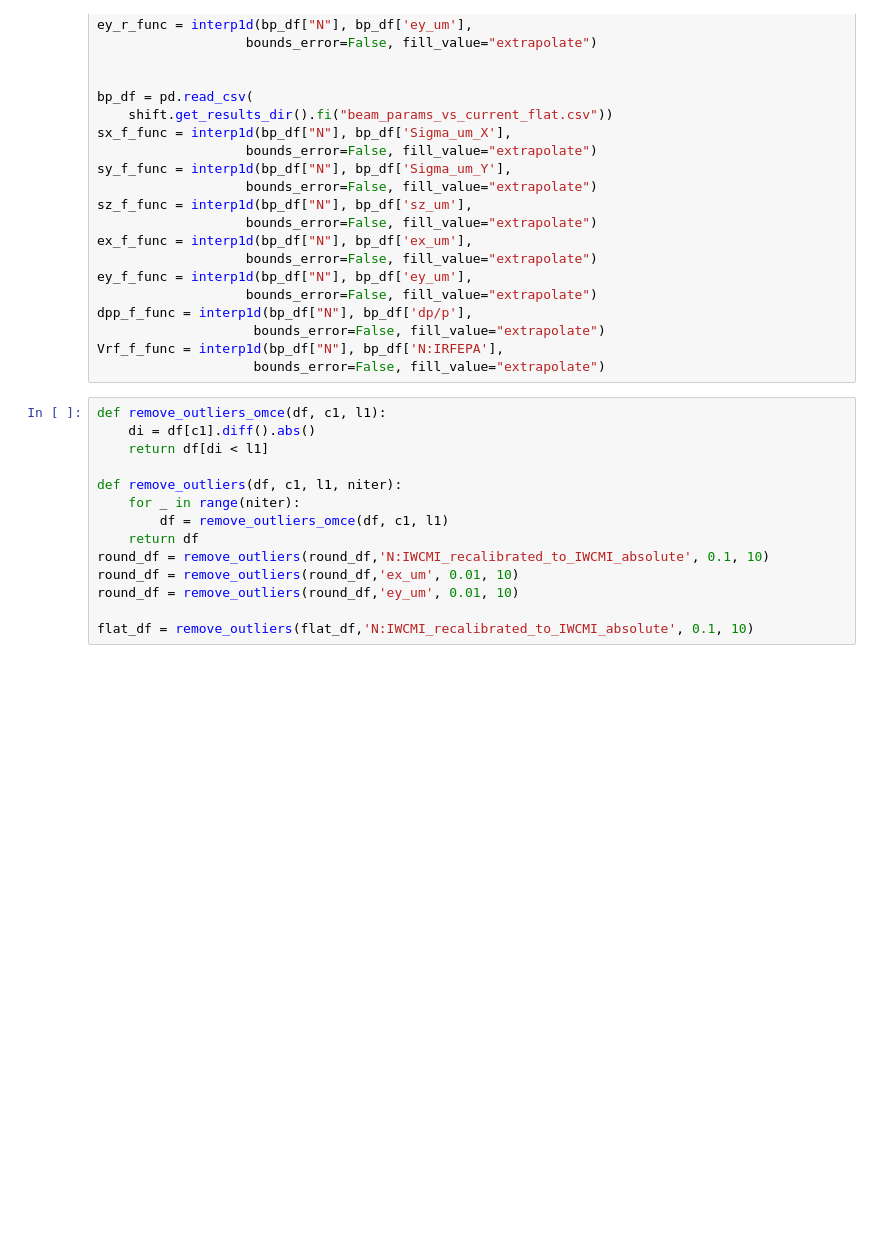
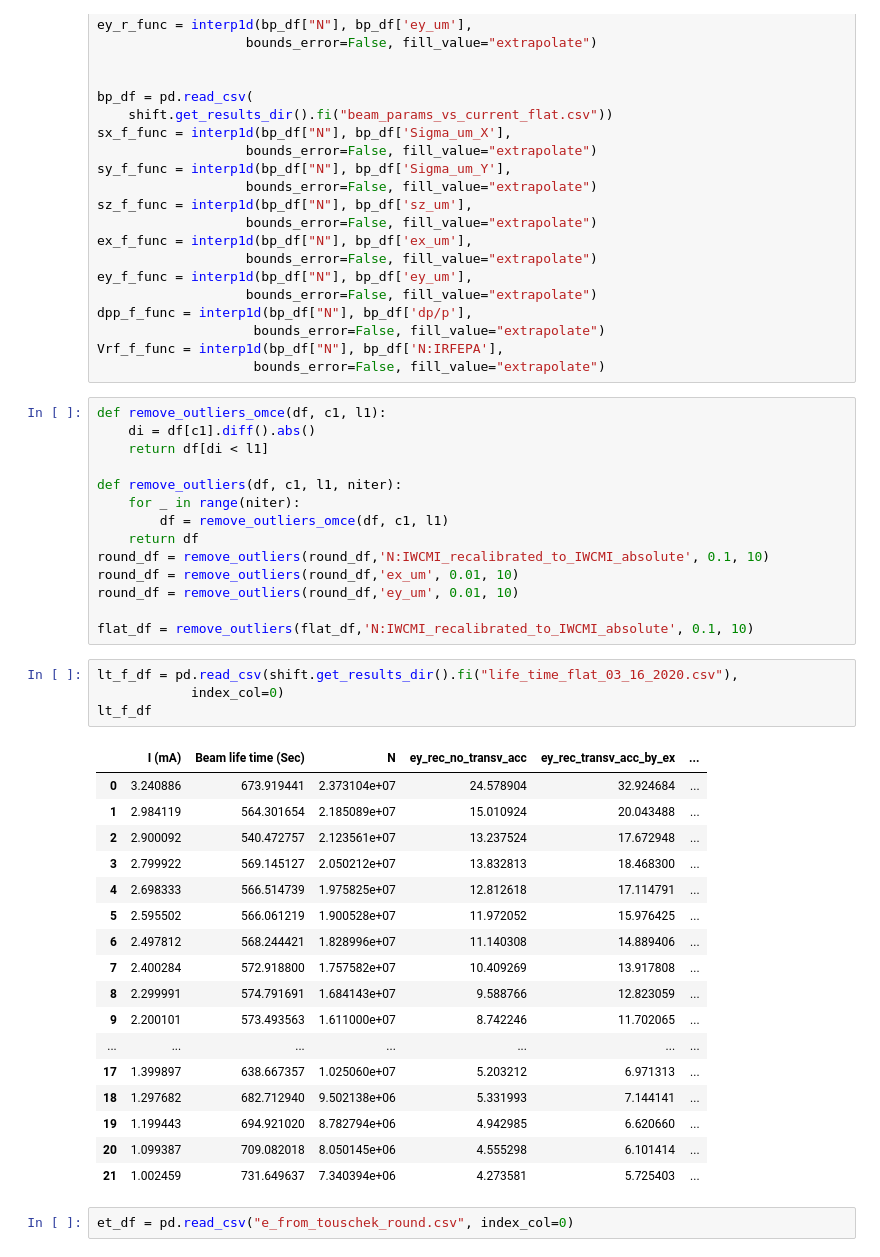
Before and after one commit to IharLobach/fur, a Jupyter notebook: shifts/shift_03_16_2020/round_and_round_long_plots/plot_round.ipynb, the cells around one changed output. Saved outputs shown, nothing was run; the diff lists cells and outputs as text; blank space fills up the shorter version.

```diff
--- a/shifts/shift_03_16_2020/round_and_round_long_plots/plot_round.ipynb
+++ b/shifts/shift_03_16_2020/round_and_round_long_plots/plot_round.ipynb
@@ -163,6 +163,30 @@ round_df = remove_outliers(round_df,'ex_um', 0.01, 10)
 round_df = remove_outliers(round_df,'ey_um', 0.01, 10)
 
 flat_df = remove_outliers(flat_df,'N:IWCMI_recalibrated_to_IWCMI_absolute', 0.1, 10)
+# %%
+lt_f_df = pd.read_csv(shift.get_results_dir().fi("life_time_flat_03_16_2020.csv"),
+            index_col=0)
+lt_f_df
+# %% [output]
+|  | I (mA) | Beam life time (Sec) | N | ey_rec_no_transv_acc | ey_rec_transv_acc_by_ex | ... |
+| 0 | 3.240886 | 673.919441 | 2.373104e+07 | 24.578904 | 32.924684 | ... |
+| 1 | 2.984119 | 564.301654 | 2.185089e+07 | 15.010924 | 20.043488 | ... |
+| 2 | 2.900092 | 540.472757 | 2.123561e+07 | 13.237524 | 17.672948 | ... |
+| 3 | 2.799922 | 569.145127 | 2.050212e+07 | 13.832813 | 18.468300 | ... |
+| 4 | 2.698333 | 566.514739 | 1.975825e+07 | 12.812618 | 17.114791 | ... |
+| 5 | 2.595502 | 566.061219 | 1.900528e+07 | 11.972052 | 15.976425 | ... |
+| 6 | 2.497812 | 568.244421 | 1.828996e+07 | 11.140308 | 14.889406 | ... |
+| 7 | 2.400284 | 572.918800 | 1.757582e+07 | 10.409269 | 13.917808 | ... |
+| 8 | 2.299991 | 574.791691 | 1.684143e+07 | 9.588766 | 12.823059 | ... |
+| 9 | 2.200101 | 573.493563 | 1.611000e+07 | 8.742246 | 11.702065 | ... |
+| ... | ... | ... | ... | ... | ... | ... |
+| 17 | 1.399897 | 638.667357 | 1.025060e+07 | 5.203212 | 6.971313 | ... |
+| 18 | 1.297682 | 682.712940 | 9.502138e+06 | 5.331993 | 7.144141 | ... |
+| 19 | 1.199443 | 694.921020 | 8.782794e+06 | 4.942985 | 6.620660 | ... |
+| 20 | 1.099387 | 709.082018 | 8.050145e+06 | 4.555298 | 6.101414 | ... |
+| 21 | 1.002459 | 731.649637 | 7.340394e+06 | 4.273581 | 5.725403 | ... |
+# %%
+et_df = pd.read_csv("e_from_touschek_round.csv", index_col=0)
 # %%
 avNlabel = r"Photoelectron count mean $\langle\mathcal{N}\rangle$"
 hybrid_balance_error = get_from_config("HybridBalanceError")
```
Also changed, not shown: parts of 2 cells of this notebook, 4 other files.
